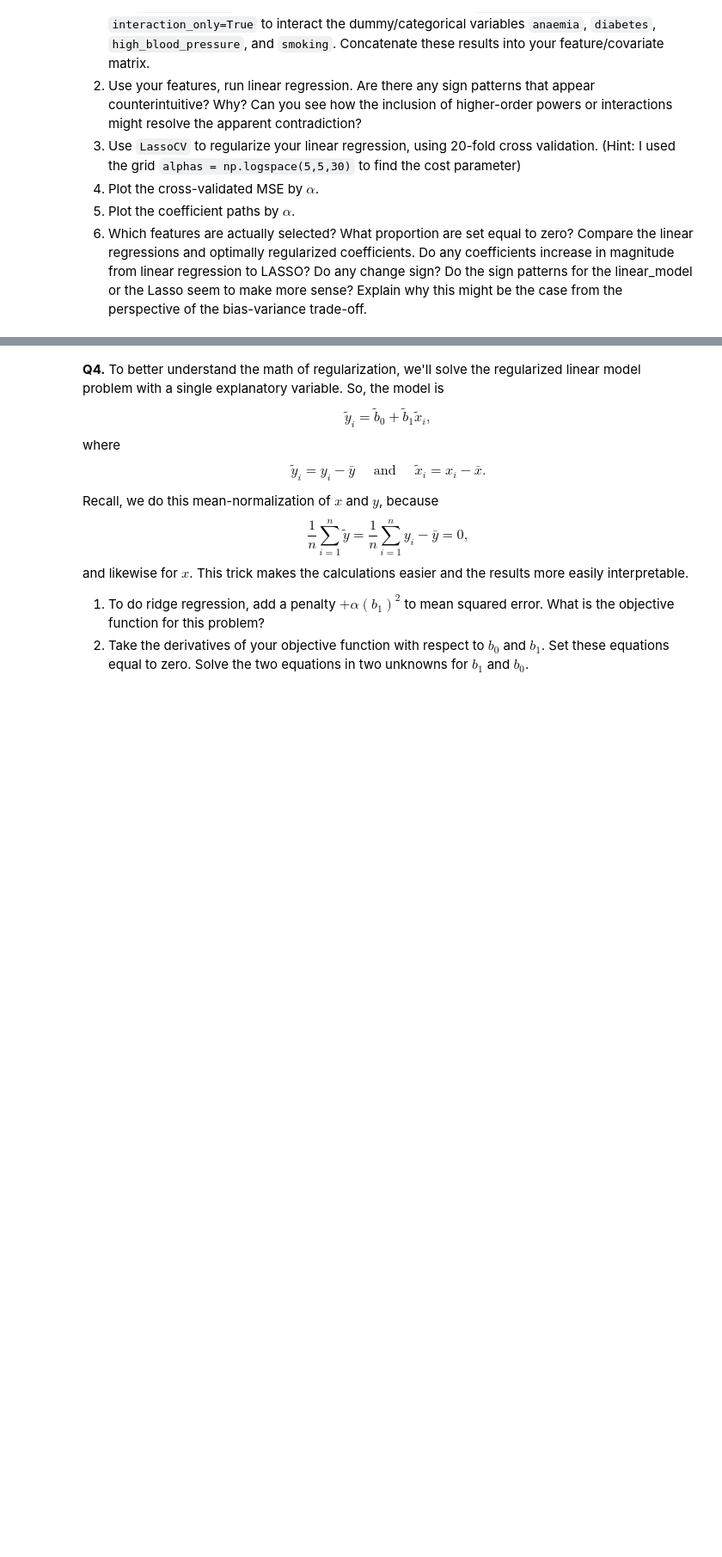
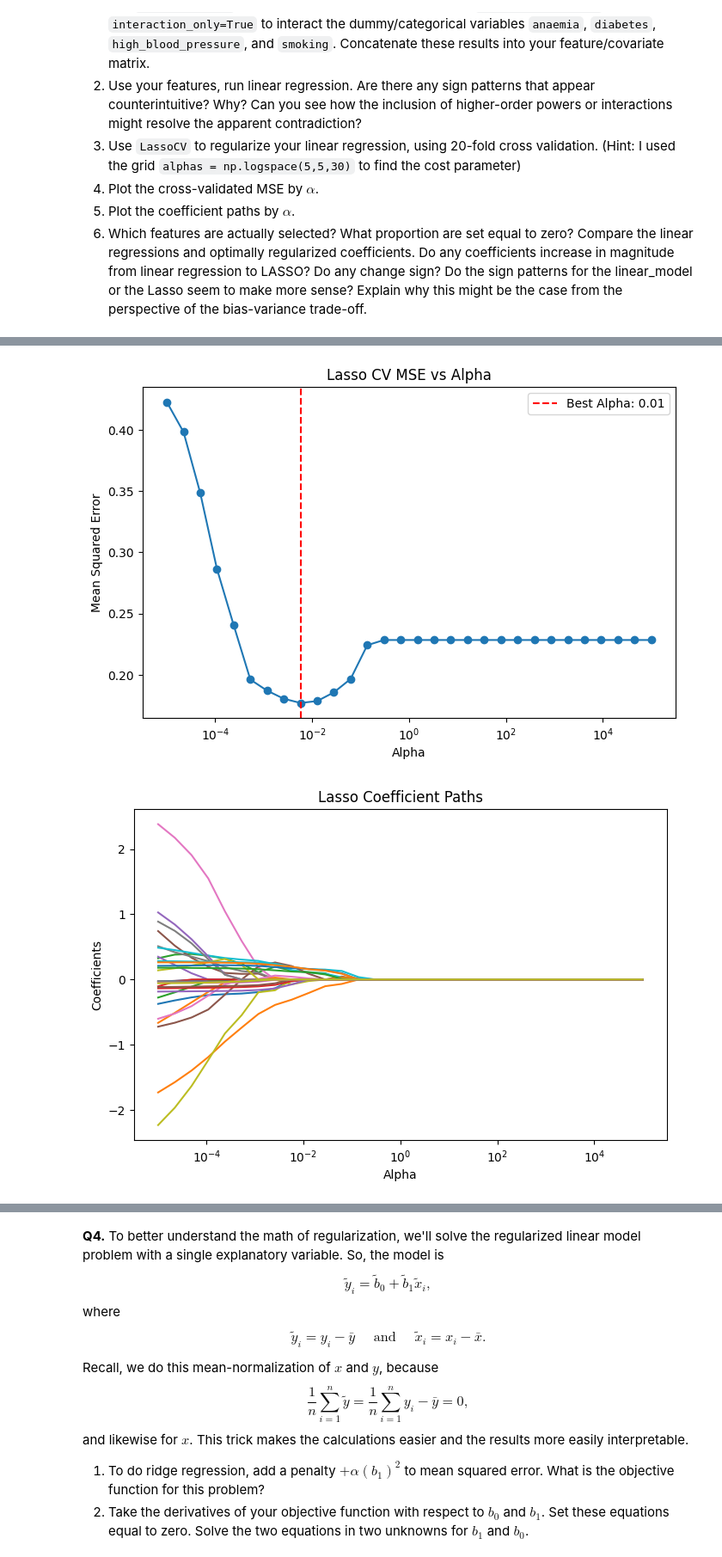
Before and after one commit to yxqin06/undergrad_ml_assignments, a Jupyter notebook: 04_assignment_regularization.ipynb, the cells around one changed output, grey strips where cells are left out. Shown at 86% size. Saved outputs shown, nothing was run; the diff lists cells and outputs as text; code cells hidden in the pictures; blank space fills up the shorter version.

```diff
--- a/04_assignment_regularization.ipynb
+++ b/04_assignment_regularization.ipynb
@@ -148,0 +160,10 @@ X_raw = df[['age', 'ejection_fraction', 'serum_creatinine']]
+# %%
+# 2. Linear regression
+model = LinearRegression()
+model.fit(Z, y)
+
+coef_summary = pd.DataFrame({'Feature': names, 'Coefficient': model.coef_})
+print(coef_summary)
+
+print("Some signs that seem wrong include negative serum_creatinine (the higher, the worse kidney function), \nnegative ejection fraction but positive ejection fraction^2 (healthier heart), and positive age but negativeage^2.")
+print("This could be due to multicollinearity, where the features are highly correlated with each other, leading to unstable coefficient estimates.")
@@ -148,0 +188,5 @@ X_raw = df[['age', 'ejection_fraction', 'serum_creatinine']]
+# %%
+# 3. Lasso CV 20 cross fold
+alphas = np.logspace(-5, 5, 30)
+lasso_cv = LassoCV(alphas=alphas, cv=20, max_iter=100000)
+lasso_cv.fit(Z, y)
@@ -148,0 +203,25 @@ X_raw = df[['age', 'ejection_fraction', 'serum_creatinine']]
+# %%
+# 4. plot cv mse
+plt.figure(figsize=(8, 5))
+plt.plot(lasso_cv.alphas_, lasso_cv.mse_path_.mean(axis=1), marker='o')
+plt.xscale('log')
+plt.xlabel('Alpha')
+plt.ylabel('Mean Squared Error')
+plt.title('Lasso CV MSE vs Alpha')
+plt.axvline(lasso_cv.alpha_, color='red', linestyle='--', label=f'Best Alpha: {lasso_cv.alpha_:.2f}')
+plt.legend()
+plt.show()
+
+# 5. plot coefficient paths
+alphas_path, coefs_path, _ = lasso_cv.path(Z, y, alphas=alphas)
+plt.figure(figsize=(8, 5))
+for i in range(coefs_path.shape[0]):
+    plt.plot(alphas_path, coefs_path[i, :])
+plt.xscale('log')
+plt.xlabel('Alpha')
+plt.ylabel('Coefficients')
+plt.title('Lasso Coefficient Paths')
+plt.show()
+# %% [output]
+[figure, added]
+[figure, added]
```
Also changed, not shown: parts of 4 cells of this notebook.
